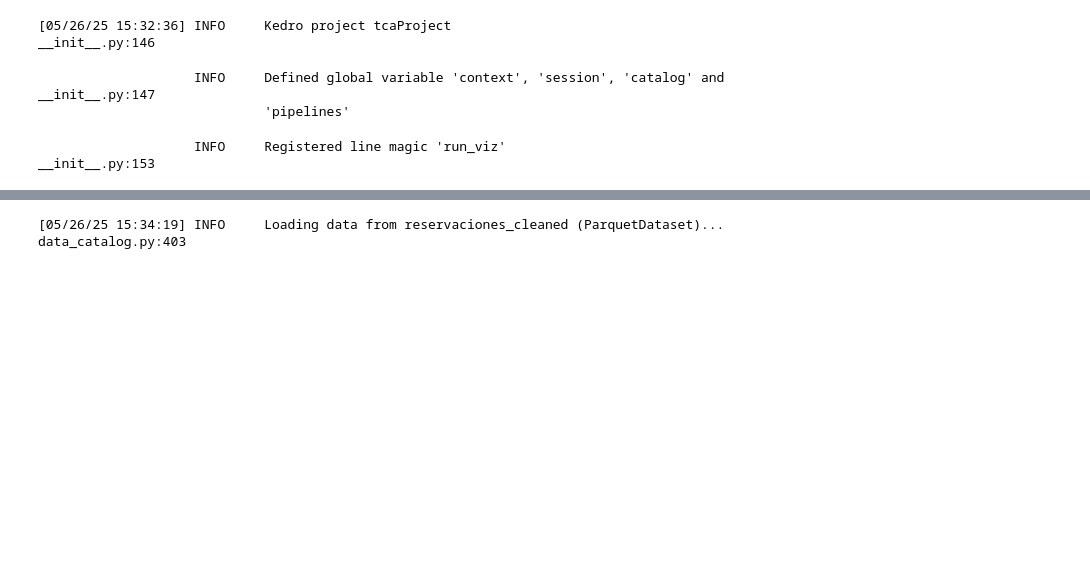
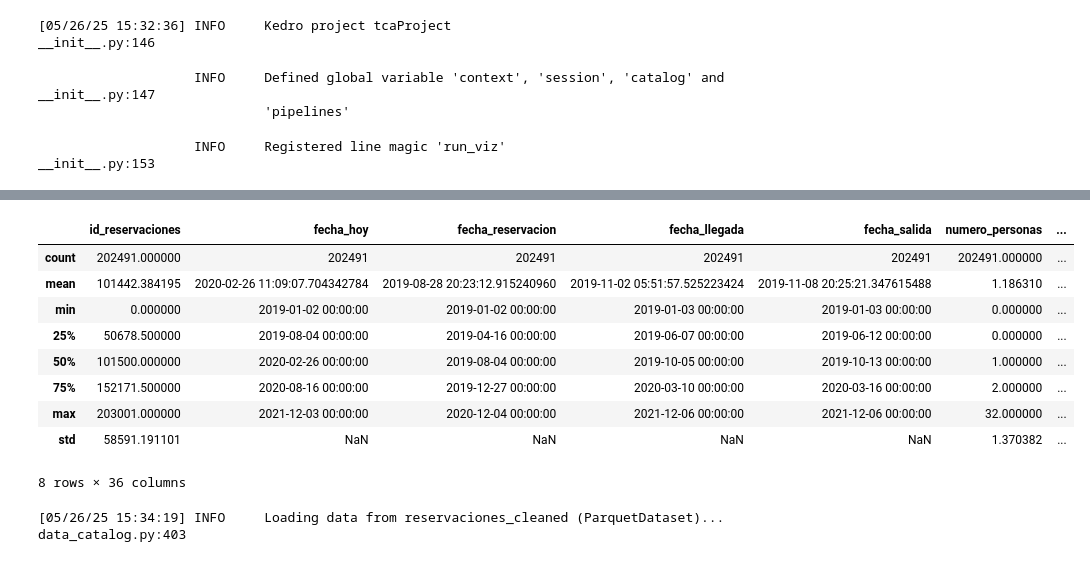
Before and after one commit to EstebanPerez25/TCA-Project, a Jupyter notebook: notebooks/Feature_Engineering.ipynb, the cells around one changed output, grey strips where cells are left out. Drawn from its saved outputs; the diff is of its cells as text; code cells hidden in the pictures; blank space fills up the shorter version.

```diff
--- a/notebooks/Feature_Engineering.ipynb
+++ b/notebooks/Feature_Engineering.ipynb
@@ -51,3 +51,6 @@ from sklearn.preprocessing import MinMaxScaler, RobustScaler, StandardScaler
                             INFO     Defined global variable 'context', 'session', 'catalog' and    __init__.py:147
                                      'pipelines'
                             INFO     Registered line magic 'run_viz'                                __init__.py:153
+# %%
+catalog.load("reservaciones_features").describe()
+# %% [output]
@@ -54,3 +60,13 @@ from sklearn.preprocessing import MinMaxScaler, RobustScaler, StandardScaler
+|  | id_reservaciones | fecha_hoy | fecha_reservacion | fecha_llegada | fecha_salida | numero_personas | ... |
+| count | 202491.000000 | 202491 | 202491 | 202491 | 202491 | 202491.000000 | ... |
+| mean | 101442.384195 | 2020-02-26 11:09:07.704342784 | 2019-08-28 20:23:12.915240960 | 2019-11-02 05:51:57.525223424 | 2019-11-08 20:25:21.347615488 | 1.186310 | ... |
+| min | 0.000000 | 2019-01-02 00:00:00 | 2019-01-02 00:00:00 | 2019-01-03 00:00:00 | 2019-01-03 00:00:00 | 0.000000 | ... |
+| 25% | 50678.500000 | 2019-08-04 00:00:00 | 2019-04-16 00:00:00 | 2019-06-07 00:00:00 | 2019-06-12 00:00:00 | 0.000000 | ... |
+| 50% | 101500.000000 | 2020-02-26 00:00:00 | 2019-08-04 00:00:00 | 2019-10-05 00:00:00 | 2019-10-13 00:00:00 | 1.000000 | ... |
+| 75% | 152171.500000 | 2020-08-16 00:00:00 | 2019-12-27 00:00:00 | 2020-03-10 00:00:00 | 2020-03-16 00:00:00 | 2.000000 | ... |
+| max | 203001.000000 | 2021-12-03 00:00:00 | 2020-12-04 00:00:00 | 2021-12-06 00:00:00 | 2021-12-06 00:00:00 | 32.000000 | ... |
+| std | 58591.191101 | NaN | NaN | NaN | NaN | 1.370382 | ... |
+8 rows × 36 columns
 # %%
 df_fe = catalog.load("reservaciones_cleaned")  # type: ignore # noqa: F821
 
```
Also changed, not shown: parts of 11 cells of this notebook, 4 other files.
